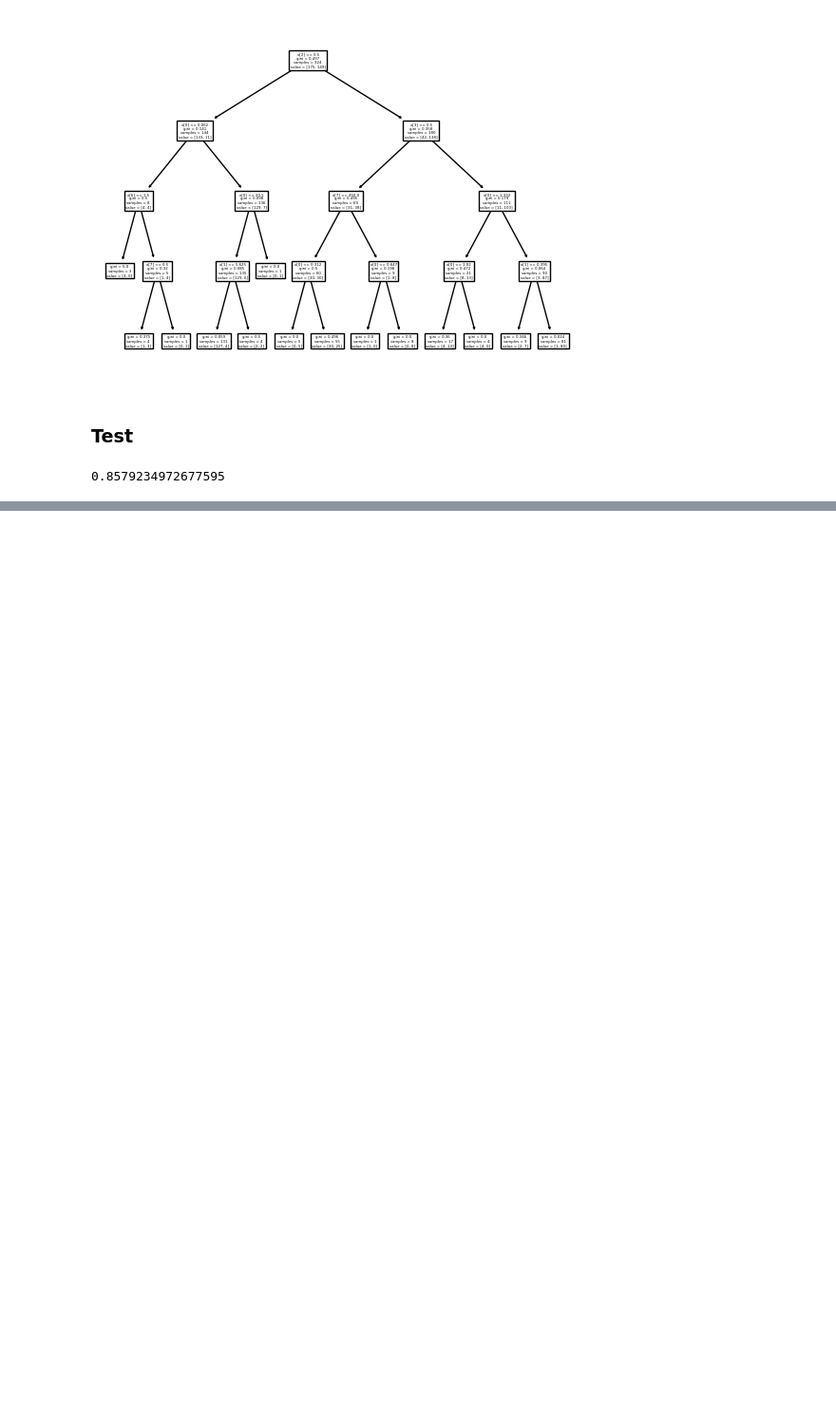
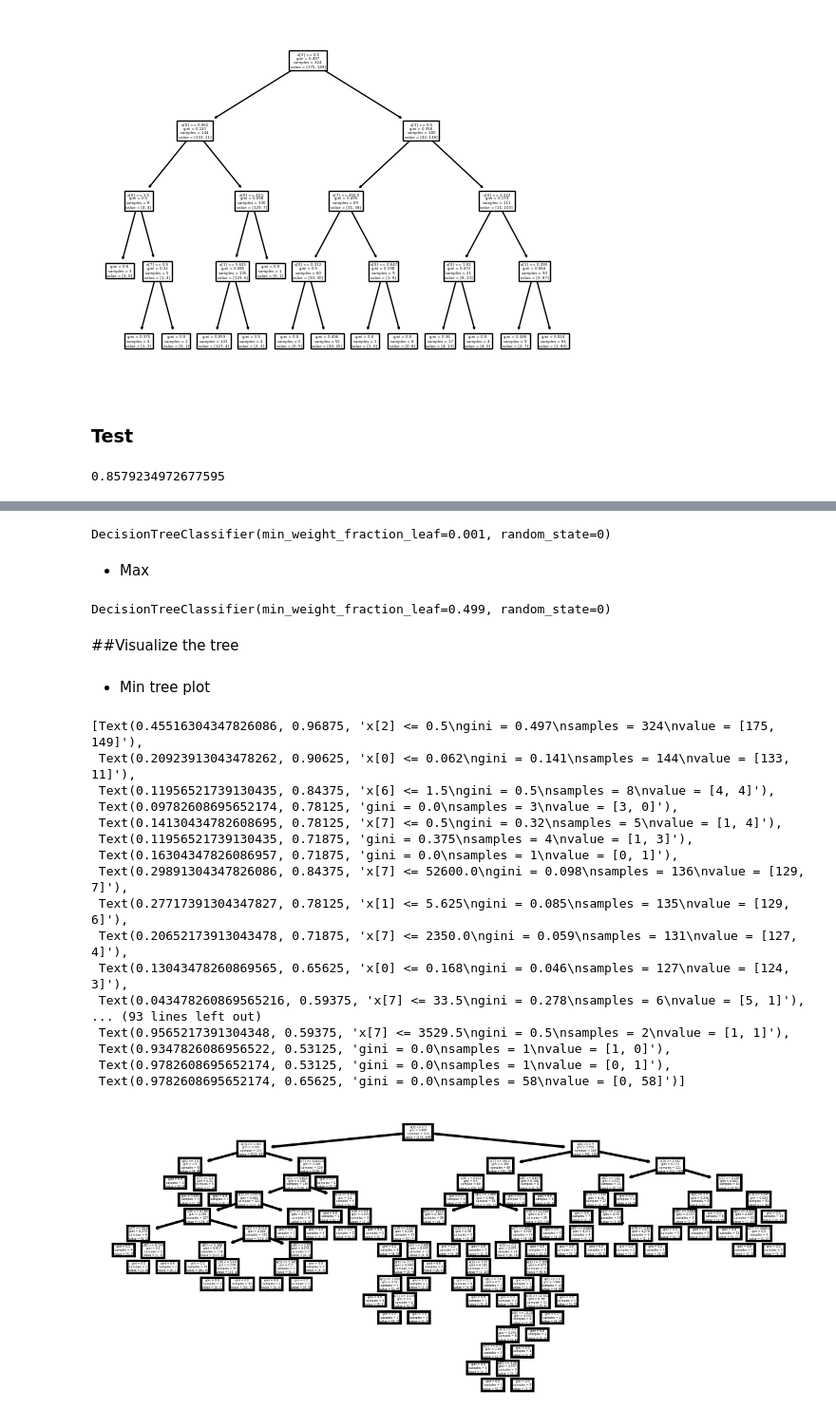
Before and after one commit to Jindapornphopomee/BSC_DPDM23, a Jupyter notebook: Classification.ipynb, the cells around one changed output, grey strips where cells are left out. Shown at 95% size. Cells and saved outputs as stored; diff of their text form; code cells hidden in the pictures; blank space fills up the shorter version.

```diff
--- a/Classification.ipynb
+++ b/Classification.ipynb
@@ -58,7 +58,7 @@ Class Distribution
 col_name = ['a1','a2','a3','a4','a5','a6','a7','a8',
             'a9','a10','a11','a12','a13','a14','a15','a16']
 # %%
-credit = pd.read_csv('/content/crx.data', header = None, names=col_name) # (1) Set header = None because there is no column names in the data file
+credit = pd.read_csv('/content/drive/MyDrive/bsc_dpdm23_data/crx.data', header = None, names=col_name) # (1) Set header = None because there is no column names in the data file
 
 print(credit.shape)
 credit.head()
@@ -201,0 +215,5 @@ Build a decision tree model which has better accuracy than 0.86 and describe abo
+# %%
+X_train = train.iloc[:,:-1]
+y_train = train.iloc[:,-1]
+X_test = test.iloc[:,:-1]
+y_test = test.iloc[:,-1]
@@ -201,0 +226,2 @@ Build a decision tree model which has better accuracy than 0.86 and describe abo
+# %%
+Dtree3 = DecisionTreeClassifier(random_state=0, min_weight_fraction_leaf=0.001)
@@ -201,0 +240,19 @@ Build a decision tree model which has better accuracy than 0.86 and describe abo
+# %%
+Dtree3.fit(X_train, y_train)
+# %% [output]
+DecisionTreeClassifier(min_weight_fraction_leaf=0.001, random_state=0)
+# %% [markdown]
+
+
+
+*  Max
+# %%
+Dtree4.fit(X_train, y_train)
+# %% [output]
+DecisionTreeClassifier(min_weight_fraction_leaf=0.499, random_state=0)
+# %% [markdown]
+##Visualize the tree
+# %% [markdown]
+
+
+*   Min tree plot
@@ -201,0 +261,22 @@ Build a decision tree model which has better accuracy than 0.86 and describe abo
+# %%
+fig, axes = plt.subplots(nrows = 1, ncols = 1, figsize = (5,2), dpi=300)
+tree.plot_tree(Dtree3, ax=axes)
+# %% [output]
+[Text(0.45516304347826086, 0.96875, 'x[2] <= 0.5\ngini = 0.497\nsamples = 324\nvalue = [175, 149]'),
+ Text(0.20923913043478262, 0.90625, 'x[0] <= 0.062\ngini = 0.141\nsamples = 144\nvalue = [133, 11]'),
+ Text(0.11956521739130435, 0.84375, 'x[6] <= 1.5\ngini = 0.5\nsamples = 8\nvalue = [4, 4]'),
+ Text(0.09782608695652174, 0.78125, 'gini = 0.0\nsamples = 3\nvalue = [3, 0]'),
+ Text(0.14130434782608695, 0.78125, 'x[7] <= 0.5\ngini = 0.32\nsamples = 5\nvalue = [1, 4]'),
+ Text(0.11956521739130435, 0.71875, 'gini = 0.375\nsamples = 4\nvalue = [1, 3]'),
+ Text(0.16304347826086957, 0.71875, 'gini = 0.0\nsamples = 1\nvalue = [0, 1]'),
+ Text(0.29891304347826086, 0.84375, 'x[7] <= 52600.0\ngini = 0.098\nsamples = 136\nvalue = [129, 7]'),
+ Text(0.27717391304347827, 0.78125, 'x[1] <= 5.625\ngini = 0.085\nsamples = 135\nvalue = [129, 6]'),
+ Text(0.20652173913043478, 0.71875, 'x[7] <= 2350.0\ngini = 0.059\nsamples = 131\nvalue = [127, 4]'),
+ Text(0.13043478260869565, 0.65625, 'x[0] <= 0.168\ngini = 0.046\nsamples = 127\nvalue = [124, 3]'),
+ Text(0.043478260869565216, 0.59375, 'x[7] <= 33.5\ngini = 0.278\nsamples = 6\nvalue = [5, 1]'),
+... (93 lines left out)
+ Text(0.9565217391304348, 0.59375, 'x[7] <= 3529.5\ngini = 0.5\nsamples = 2\nvalue = [1, 1]'),
+ Text(0.9347826086956522, 0.53125, 'gini = 0.0\nsamples = 1\nvalue = [1, 0]'),
+ Text(0.9782608695652174, 0.53125, 'gini = 0.0\nsamples = 1\nvalue = [0, 1]'),
+ Text(0.9782608695652174, 0.65625, 'gini = 0.0\nsamples = 58\nvalue = [0, 58]')]
+[figure, added]
```
Also changed, not shown: parts of 23 cells of this notebook.
